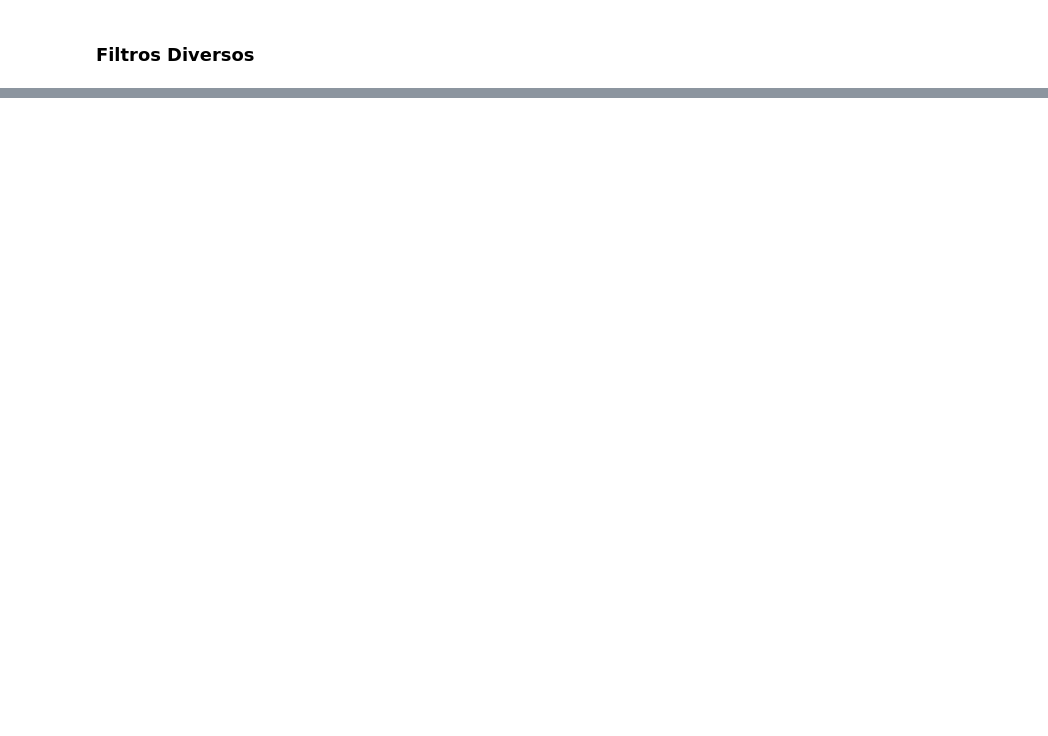
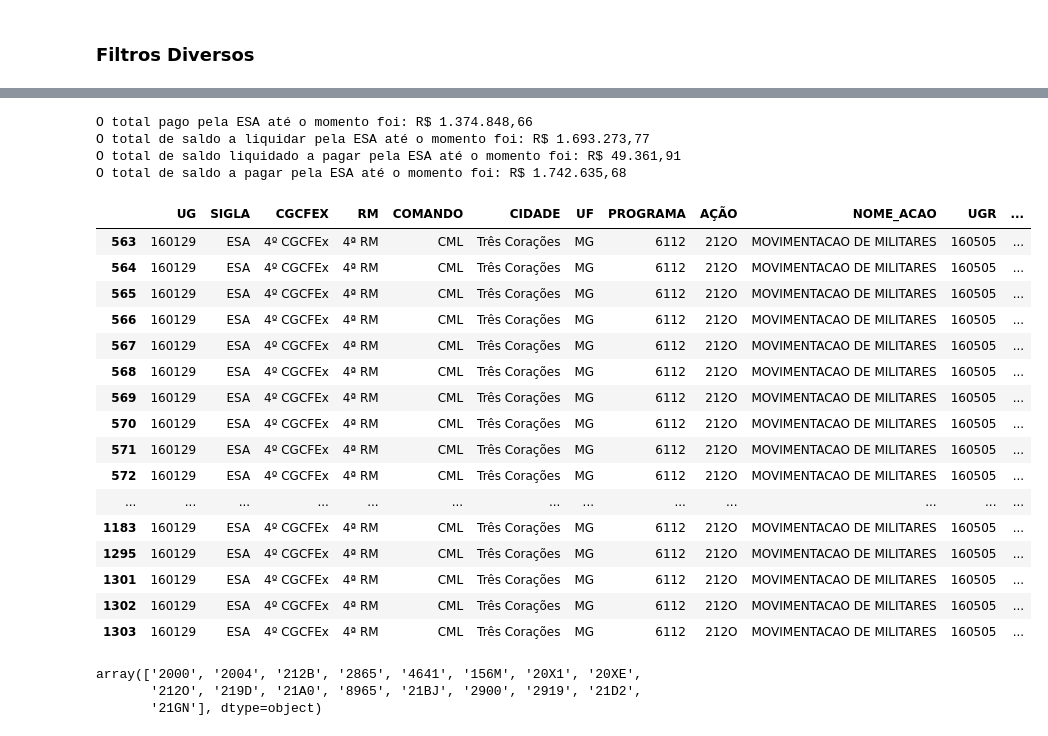
Before and after one commit to DiogoPqdt/Dashboard_ESA, a Jupyter notebook: notebook/sag.ipynb, the cells around one changed output, grey strips where cells are left out. Saved outputs shown, nothing was run; the diff lists cells and outputs as text; code cells hidden in the pictures; blank space fills up the shorter version.

```diff
--- a/notebook/sag.ipynb
+++ b/notebook/sag.ipynb
@@ -506,0 +541,18 @@ df_empenhos_mais_60_dias.to_excel('empenhos_mais_60_dias.xlsx')
+# %%
+df_transporte = df_teste[df_teste['ND'] == '339033']
+
+total_pago_ensino = df_transporte['PAGO'].sum().round(2)
+total_a_liquidar_ensino = df_transporte['A_LIQUIDAR'].sum().round(2)
+total_liquidado_a_pagar_ensino = df_transporte['LIQUIDADO_A_PAGAR'].sum().round(2)
+total_a_pagar_ensino = df_transporte['TOTAL_A_PAGAR'].sum().round(2)
+
+
+print(f'O total pago pela ESA até o momento foi: {locale.currency(total_pago_ensino, grouping=True)}')
+print(f'O total de saldo a liquidar pela ESA até o momento foi: {locale.currency(total_a_liquidar_ensino, grouping=True)}')
+print(f'O total de saldo liquidado a pagar pela ESA até o momento foi: {locale.currency(total_liquidado_a_pagar_ensino, grouping=True)}')
+print(f'O total de saldo a pagar pela ESA até o momento foi: {locale.currency(total_a_pagar_ensino, grouping=True)}')
+# %% [output]
+O total pago pela ESA até o momento foi: R$ 1.374.848,66
+O total de saldo a liquidar pela ESA até o momento foi: R$ 1.693.273,77
+O total de saldo liquidado a pagar pela ESA até o momento foi: R$ 49.361,91
+O total de saldo a pagar pela ESA até o momento foi: R$ 1.742.635,68
@@ -506,0 +563,26 @@ df_empenhos_mais_60_dias.to_excel('empenhos_mais_60_dias.xlsx')
+# %%
+df_teste[(df_teste['AÇÃO'] == '212O') & (df_teste['A_LIQUIDAR'] != 0)]
+# %% [output]
+|  | UG | SIGLA | CGCFEX | RM | COMANDO | CIDADE | UF | PROGRAMA | AÇÃO | NOME_ACAO | UGR | ... |
+| 563 | 160129 | ESA | 4º CGCFEx | 4ª RM | CML | Três Corações | MG | 6112 | 212O | MOVIMENTACAO DE MILITARES | 160505 | ... |
+| 564 | 160129 | ESA | 4º CGCFEx | 4ª RM | CML | Três Corações | MG | 6112 | 212O | MOVIMENTACAO DE MILITARES | 160505 | ... |
+| 565 | 160129 | ESA | 4º CGCFEx | 4ª RM | CML | Três Corações | MG | 6112 | 212O | MOVIMENTACAO DE MILITARES | 160505 | ... |
+| 566 | 160129 | ESA | 4º CGCFEx | 4ª RM | CML | Três Corações | MG | 6112 | 212O | MOVIMENTACAO DE MILITARES | 160505 | ... |
+| 567 | 160129 | ESA | 4º CGCFEx | 4ª RM | CML | Três Corações | MG | 6112 | 212O | MOVIMENTACAO DE MILITARES | 160505 | ... |
+| 568 | 160129 | ESA | 4º CGCFEx | 4ª RM | CML | Três Corações | MG | 6112 | 212O | MOVIMENTACAO DE MILITARES | 160505 | ... |
+| 569 | 160129 | ESA | 4º CGCFEx | 4ª RM | CML | Três Corações | MG | 6112 | 212O | MOVIMENTACAO DE MILITARES | 160505 | ... |
+| 570 | 160129 | ESA | 4º CGCFEx | 4ª RM | CML | Três Corações | MG | 6112 | 212O | MOVIMENTACAO DE MILITARES | 160505 | ... |
+| 571 | 160129 | ESA | 4º CGCFEx | 4ª RM | CML | Três Corações | MG | 6112 | 212O | MOVIMENTACAO DE MILITARES | 160505 | ... |
+| 572 | 160129 | ESA | 4º CGCFEx | 4ª RM | CML | Três Corações | MG | 6112 | 212O | MOVIMENTACAO DE MILITARES | 160505 | ... |
+| ... | ... | ... | ... | ... | ... | ... | ... | ... | ... | ... | ... | ... |
+| 1183 | 160129 | ESA | 4º CGCFEx | 4ª RM | CML | Três Corações | MG | 6112 | 212O | MOVIMENTACAO DE MILITARES | 160505 | ... |
+| 1295 | 160129 | ESA | 4º CGCFEx | 4ª RM | CML | Três Corações | MG | 6112 | 212O | MOVIMENTACAO DE MILITARES | 160505 | ... |
+| 1301 | 160129 | ESA | 4º CGCFEx | 4ª RM | CML | Três Corações | MG | 6112 | 212O | MOVIMENTACAO DE MILITARES | 160505 | ... |
+| 1302 | 160129 | ESA | 4º CGCFEx | 4ª RM | CML | Três Corações | MG | 6112 | 212O | MOVIMENTACAO DE MILITARES | 160505 | ... |
+| 1303 | 160129 | ESA | 4º CGCFEx | 4ª RM | CML | Três Corações | MG | 6112 | 212O | MOVIMENTACAO DE MILITARES | 160505 | ... |
+# %%
+df_teste['AÇÃO'].unique()
+# %% [output]
+array(['2000', '2004', '212B', '2865', '4641', '156M', '20X1', '20XE',
+       '212O', '219D', '21A0', '8965', '21BJ', '2900', '2919', '21D2',
+       '21GN'], dtype=object)
```
Also changed, not shown: parts of 16 cells of this notebook, 13 other files.
